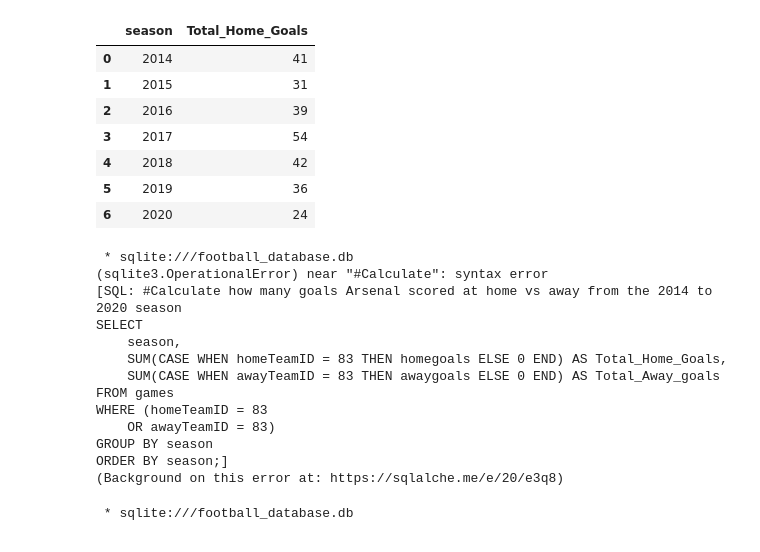
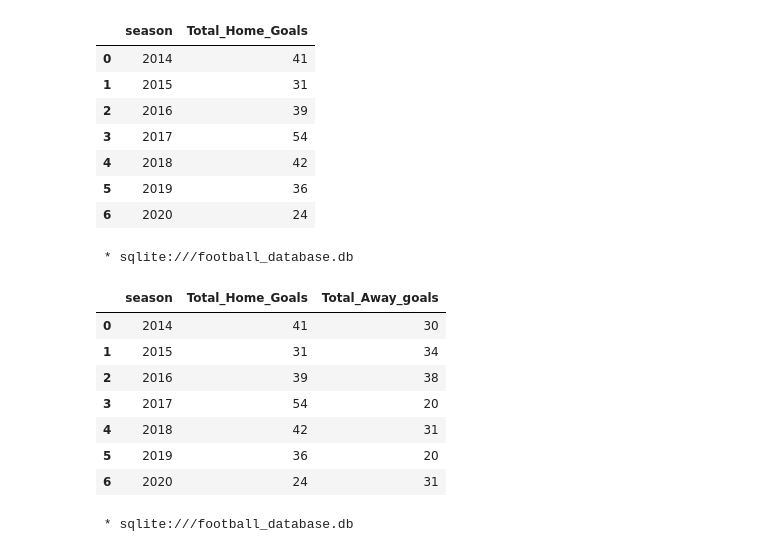
Before and after one commit to Zaki978/European-Soccer-SQL-Data-Project, a Jupyter notebook: EU Football SQL Project.ipynb, the cells around one changed output. Drawn from its saved outputs; the diff is of its cells as text; code cells hidden in the pictures.

```diff
--- a/EU Football SQL Project.ipynb
+++ b/EU Football SQL Project.ipynb
@@ -210,30 +210,26 @@ ORDER BY season;
 | 6 | 2020 | 24 |
 # %%
 %%sql
-#Calculate how many goals Arsenal scored at home vs away from the 2014 to 2020 season
+--Calculate how many goals Arsenal scored at home vs away from the 2014 to 2020 season
 SELECT
     season,
     SUM(CASE WHEN homeTeamID = 83 THEN homegoals ELSE 0 END) AS Total_Home_Goals,
     SUM(CASE WHEN awayTeamID = 83 THEN awaygoals ELSE 0 END) AS Total_Away_goals
 FROM games
 WHERE (homeTeamID = 83
     OR awayTeamID = 83)
 GROUP BY season
 ORDER BY season;
 # %% [output]
  * sqlite:///football_database.db
-(sqlite3.OperationalError) near "#Calculate": syntax error
-[SQL: #Calculate how many goals Arsenal scored at home vs away from the 2014 to 2020 season
-SELECT
-    season,
-    SUM(CASE WHEN homeTeamID = 83 THEN homegoals ELSE 0 END) AS Total_Home_Goals,
-    SUM(CASE WHEN awayTeamID = 83 THEN awaygoals ELSE 0 END) AS Total_Away_goals
-FROM games
-WHERE (homeTeamID = 83
-    OR awayTeamID = 83)
-GROUP BY season
-ORDER BY season;]
-(Background on this error at: https://sqlalche.me/e/20/e3q8)
+|  | season | Total_Home_Goals | Total_Away_goals |
+| 0 | 2014 | 41 | 30 |
+| 1 | 2015 | 31 | 34 |
+| 2 | 2016 | 39 | 38 |
+| 3 | 2017 | 54 | 20 |
+| 4 | 2018 | 42 | 31 |
+| 5 | 2019 | 36 | 20 |
+| 6 | 2020 | 24 | 31 |
 # %%
 %%sql
 /* Shows all winners and losers in 2020 Premier League matches with: */
```
Also changed, not shown: parts of 5 cells of this notebook.
